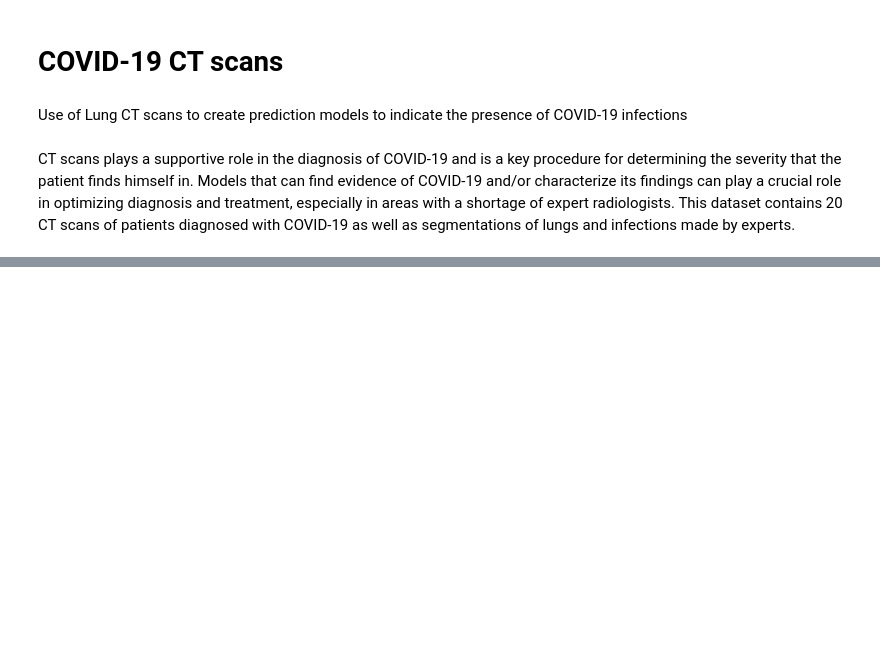
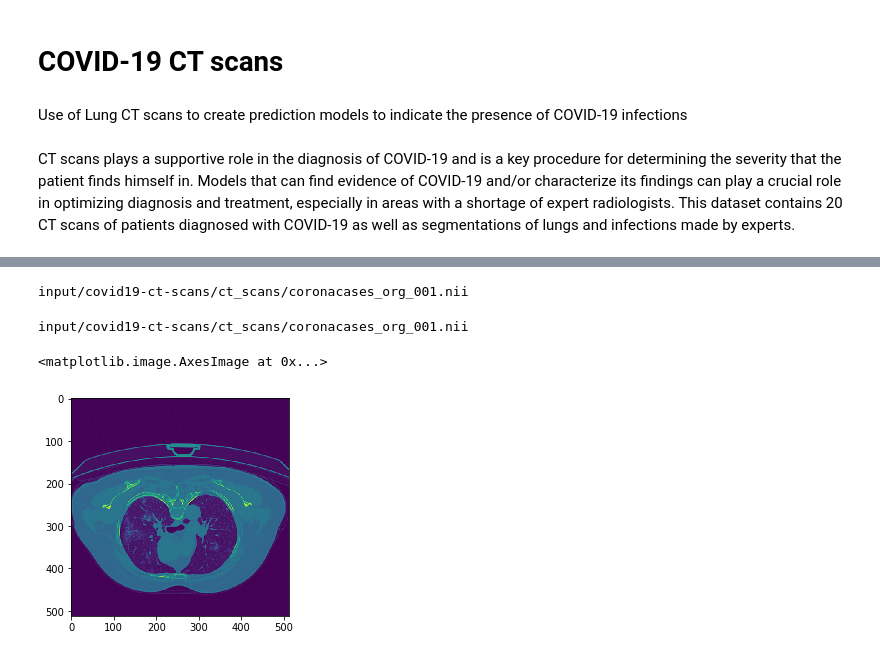
Before and after one commit to arcadecodes/datascienceblogs, a Jupyter notebook: _notebooks/2020-08-19-covid-lung-scans.ipynb, the cells around one changed output, grey strips where cells are left out. Cells and saved outputs as stored; diff of their text form; code cells hidden in the pictures; blank space fills up the shorter version.

Commit message:
Refactors code to read_nii function
The read_nii function takes the file path of a ct scan image,  breaks it down into a tuple that shows how many slices of images there are.

```diff
--- a/_notebooks/2020-08-19-covid-lung-scans.ipynb
+++ b/_notebooks/2020-08-19-covid-lung-scans.ipynb
@@ -32,0 +40,6 @@ raw_df.head()
+# %%
+#select the first file path in the first column
+first_scan = raw_df['ct_scan'][0]
+print(first_scan)
+# %% [output]
+input/covid19-ct-scans/ct_scans/coronacases_org_001.nii
@@ -32,0 +50,24 @@ raw_df.head()
+# %%
+print(first_scan)
+# %% [output]
+input/covid19-ct-scans/ct_scans/coronacases_org_001.nii
+# %%
+ct_scan = nib.load(first_scan)
+# %%
+array = ct_scan.get_fdata()
+# %%
+# refactor the above code into a function:
+def read_nii(filepath):
+    '''
+    Reads .nii file and returns pixel array
+    '''
+    ct_scan = nib.load(filepath)
+    ct_array   = ct_scan.get_fdata()
+    ct_array = ct_array.T
+    # Return an image using maplot lib
+    return plt.imshow(ct_array[200])
+# %%
+read_nii(first_scan)
+# %% [output]
+<matplotlib.image.AxesImage at 0x...>
+[figure, added]
```
Also changed, not shown: parts of 6 cells of this notebook.
